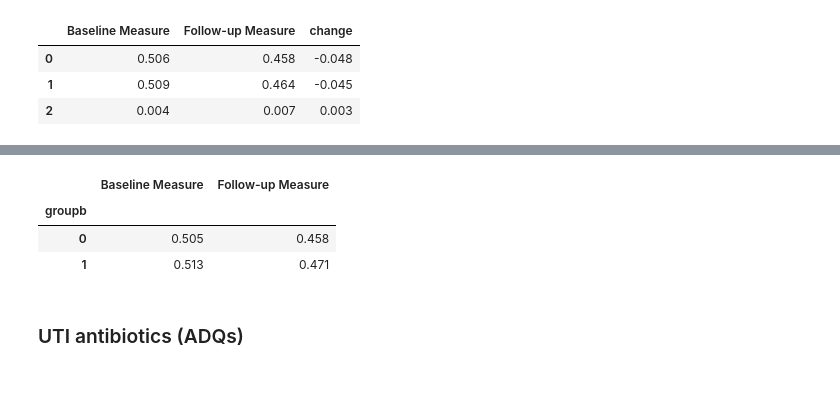
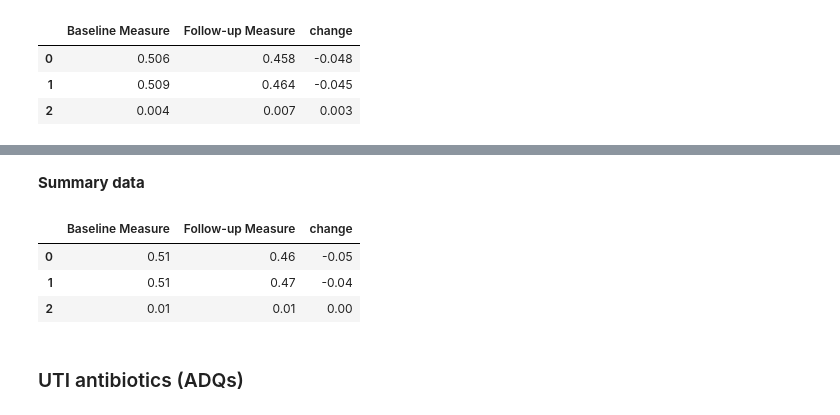
Before and after one commit to ebmdatalab/antibiotics-rct-analysis, a Jupyter notebook: Cephalosporin measure for RCT (analysis).ipynb, the cells around one changed output, grey strips where cells are left out. Drawn from its saved outputs; the diff is of its cells as text; code cells hidden in the pictures; blank space fills up the shorter version.

```diff
--- a/Cephalosporin measure for RCT (analysis).ipynb
+++ b/Cephalosporin measure for RCT (analysis).ipynb
@@ -567,18 +571,20 @@ OLS Regression Results
 | Kurtosis: | 18.190 | Cond. No. | 8.88 |
 Warnings:
 [1] Standard Errors assume that the covariance matrix of the errors is correctly specified.
+# %% [markdown]
+**Summary data**
 # %%
 summary = data.groupby("groupb")[["Baseline Measure", "Follow-up Measure"]].mean()
-'''summary["change"] = summary["Follow-up Measure"] - summary["Baseline Measure"]
+summary["change"] = summary["Follow-up Measure"] - summary["Baseline Measure"]
 #calculate difference in changes
-summary = summary.append(summary.iloc[1]-summary.iloc[0], ignore_index=True)'''
+summary = summary.append(summary.iloc[1]-summary.iloc[0], ignore_index=True)
 
-summary.round(3)
+summary.round(2)
 # %% [output]
-|  | Baseline Measure | Follow-up Measure |
-| groupb |  |  |
-| 0 | 0.505 | 0.458 |
-| 1 | 0.513 | 0.471 |
+|  | Baseline Measure | Follow-up Measure | change |
+| 0 | 0.51 | 0.46 | -0.05 |
+| 1 | 0.51 | 0.47 | -0.04 |
+| 2 | 0.01 | 0.01 | 0.00 |
 # %% [markdown]
 ### UTI antibiotics (ADQs)
 # %%
```
Also changed, not shown: parts of 22 cells of this notebook.
